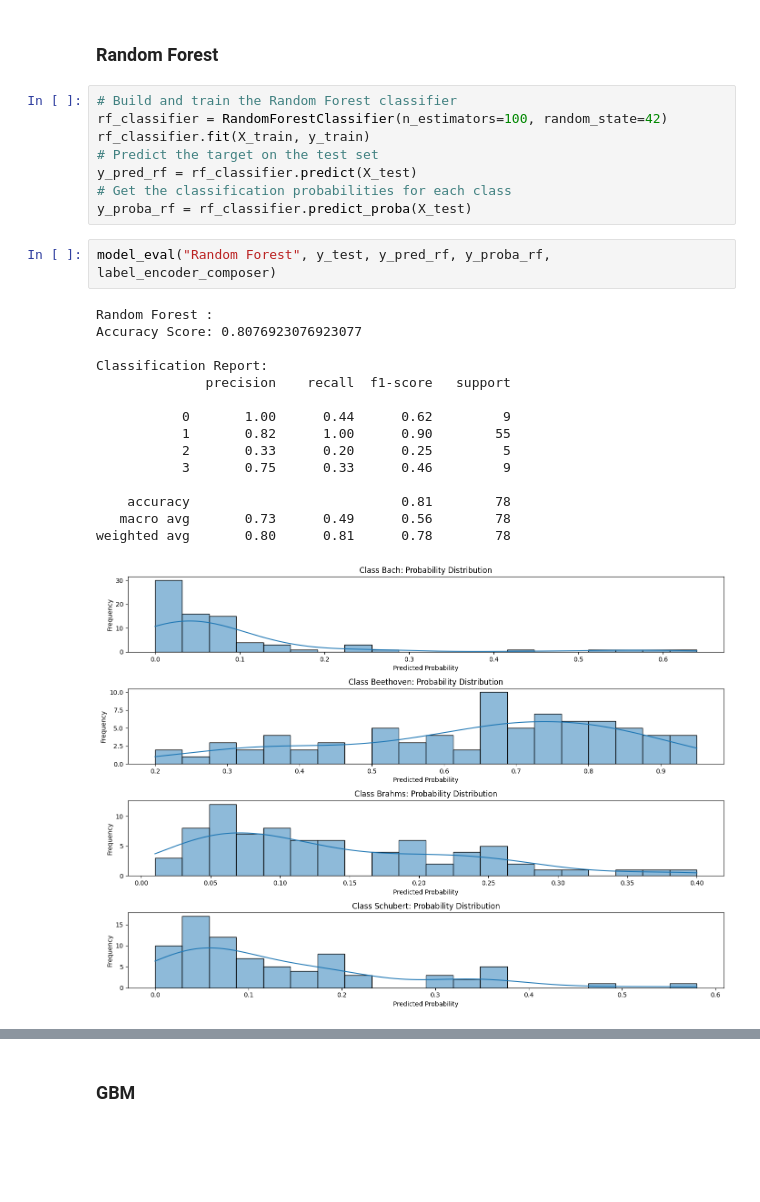
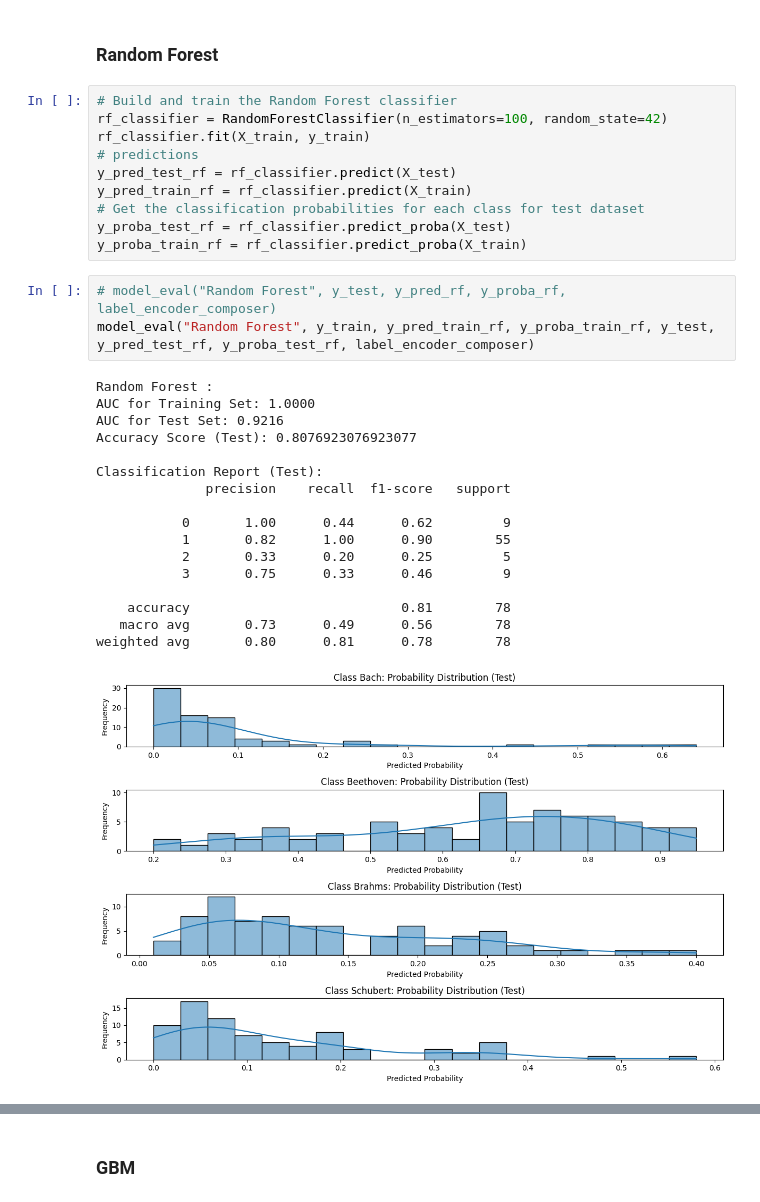
Before and after one commit to dBartMasters/sfl-challenge, a Jupyter notebook: explore_nb_mido.ipynb, the cells around one changed output, grey strips where cells are left out. Saved outputs shown, nothing was run; the diff lists cells and outputs as text; blank space fills up the shorter version.

```diff
--- a/explore_nb_mido.ipynb
+++ b/explore_nb_mido.ipynb
@@ -340,25 +352,30 @@ weighted avg       0.50      0.71      0.58        78
 # Build and train the Random Forest classifier
 rf_classifier = RandomForestClassifier(n_estimators=100, random_state=42)
 rf_classifier.fit(X_train, y_train)
-# Predict the target on the test set
-y_pred_rf = rf_classifier.predict(X_test)
-# Get the classification probabilities for each class
-y_proba_rf = rf_classifier.predict_proba(X_test)
+# predictions
+y_pred_test_rf = rf_classifier.predict(X_test)
+y_pred_train_rf = rf_classifier.predict(X_train)
+# Get the classification probabilities for each class for test dataset
+y_proba_test_rf = rf_classifier.predict_proba(X_test)
+y_proba_train_rf = rf_classifier.predict_proba(X_train)
 # %%
-model_eval("Random Forest", y_test, y_pred_rf, y_proba_rf, label_encoder_composer)
+# model_eval("Random Forest", y_test, y_pred_rf, y_proba_rf, label_encoder_composer)
+model_eval("Random Forest", y_train, y_pred_train_rf, y_proba_train_rf, y_test, y_pred_test_rf, y_proba_test_rf, label_encoder_composer)
 # %% [output]
 Random Forest :
-Accuracy Score: 0.8076923076923077
+AUC for Training Set: 1.0000
+AUC for Test Set: 0.9216
+Accuracy Score (Test): 0.8076923076923077
 
-Classification Report:
+Classification Report (Test):
               precision    recall  f1-score   support
 
            0       1.00      0.44      0.62         9
            1       0.82      1.00      0.90        55
            2       0.33      0.20      0.25         5
            3       0.75      0.33      0.46         9
 
     accuracy                           0.81        78
    macro avg       0.73      0.49      0.56        78
 weighted avg       0.80      0.81      0.78        78
-[figure, old version]
+[figure, new version]
```
Also changed, not shown: parts of 8 cells of this notebook, 2 other files.
